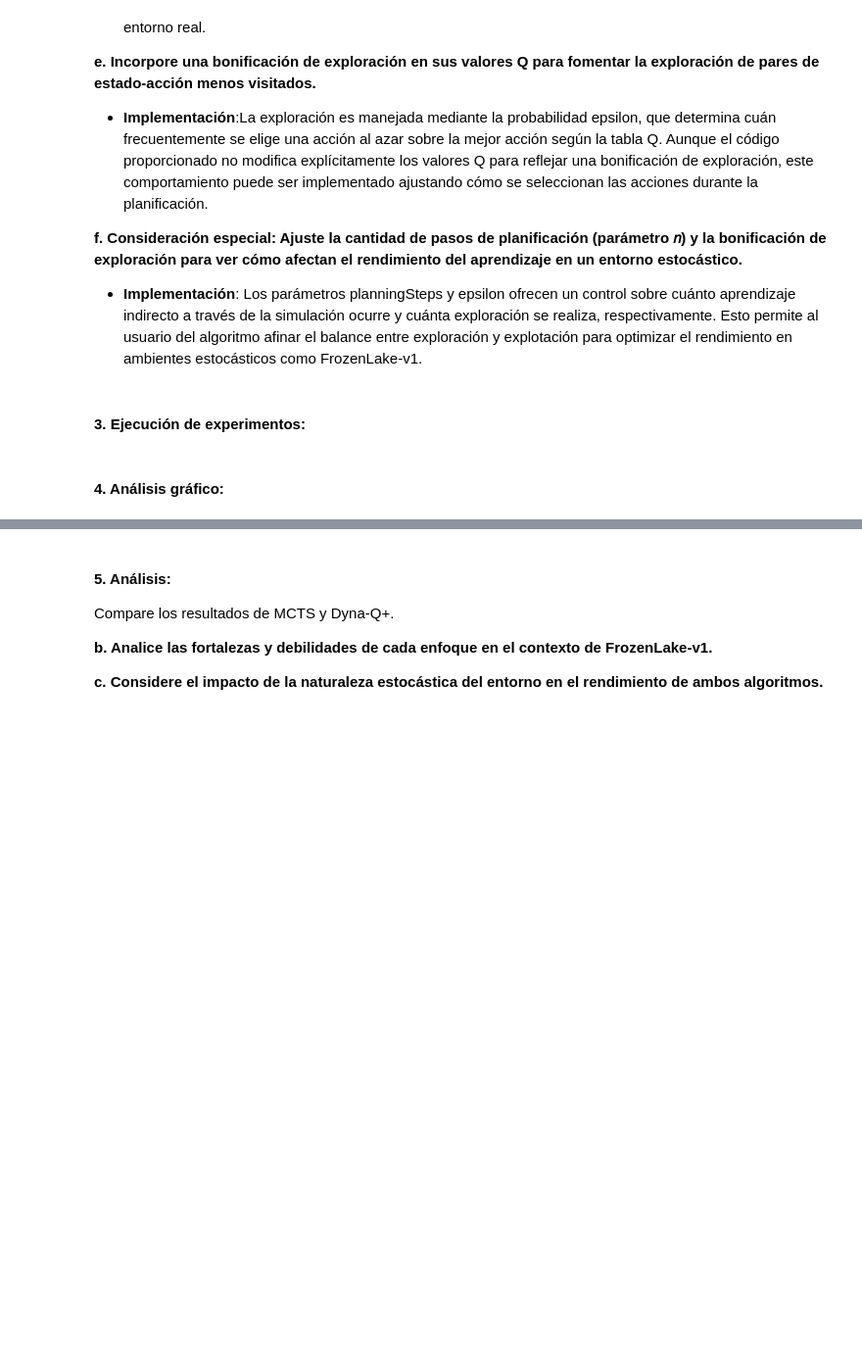
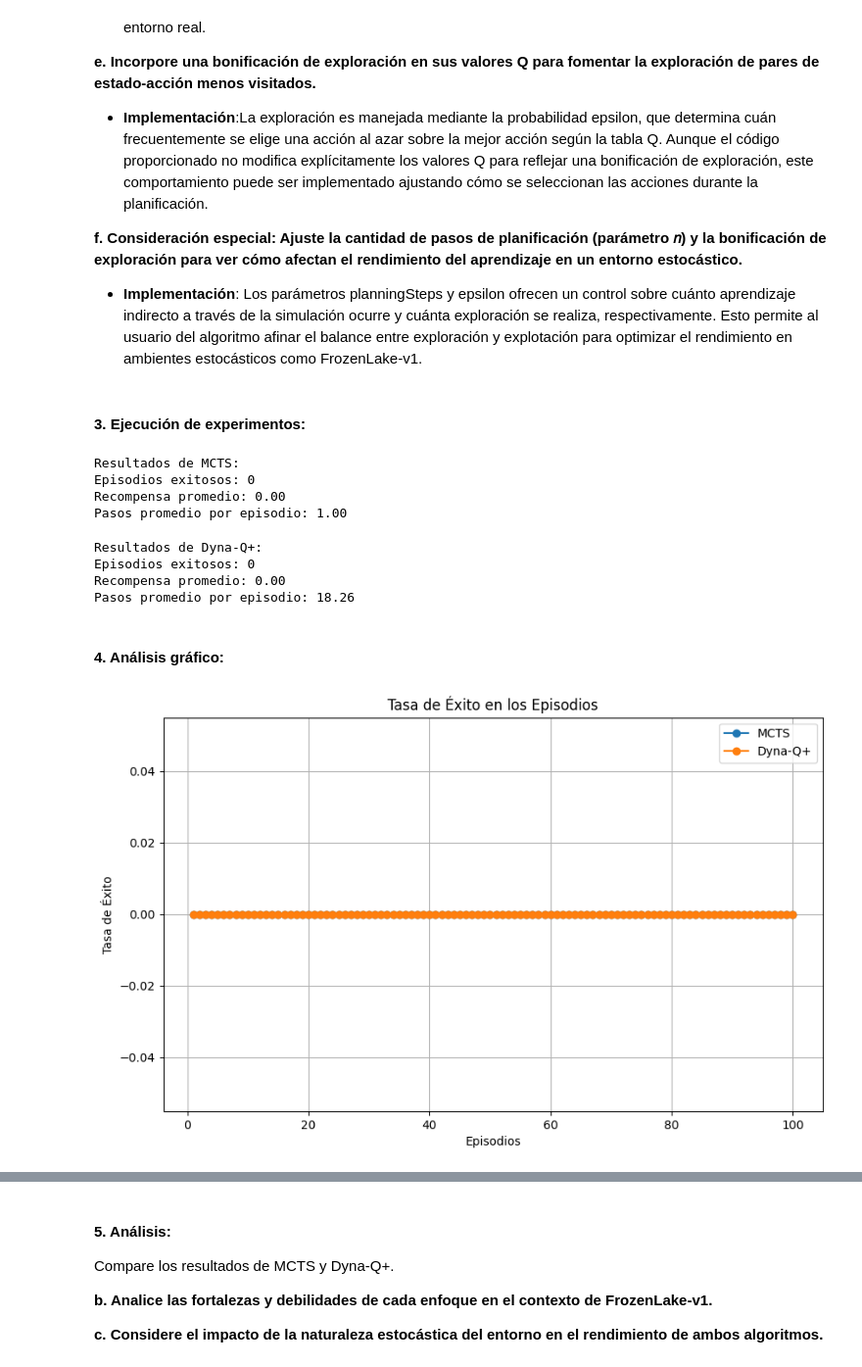
Before and after one commit to Ldsc2002/RL-Lab6, a Jupyter notebook: main.ipynb, the cells around one changed output, grey strips where cells are left out. Shown at 98% size. Cells and saved outputs as stored; diff of their text form; code cells hidden in the pictures; blank space fills up the shorter version.

```diff
--- a/main.ipynb
+++ b/main.ipynb
@@ -243,0 +278,10 @@ Promedio de recompensas: 0.0
+# %%
+print("Resultados de MCTS:")
+print(f"Episodios exitosos: {successes_mcts}")
+print(f"Recompensa promedio: {avg_rewards_mcts:.2f}")
+print(f"Pasos promedio por episodio: {sum(steps_mcts) / len(steps_mcts):.2f}")
+# %% [output]
+Resultados de MCTS:
+Episodios exitosos: 0
+Recompensa promedio: 0.00
+Pasos promedio por episodio: 1.00
@@ -244,2 +325,34 @@ Promedio de recompensas: 0.0
+# %%
+print("\nResultados de Dyna-Q+:")
+print(f"Episodios exitosos: {successes_dynaq}")
+print(f"Recompensa promedio: {avg_rewards_dynaq:.2f}")
+print(f"Pasos promedio por episodio: {sum(steps_dynaq) / len(steps_dynaq):.2f}")
+# %% [output]
+Resultados de Dyna-Q+:
+Episodios exitosos: 0
+Recompensa promedio: 0.00
+Pasos promedio por episodio: 18.26
 # %% [markdown]
 #### 4. Análisis gráfico:
+# %%
+import matplotlib.pyplot as plt
+
+# Simulación de los datos generados por MCTS y Dyna-Q+
+episodes = range(1, 101)
+
+# Resultados para MCTS
+success_rate_mcts = [sum(rewards_mcts[:i+1]) / (i + 1) for i in range(len(episodes))]
+success_rate_dynaq = [sum(rewards_dynaq[:i+1]) / (i + 1) for i in range(len(episodes))]
+# %%
+# Gráfico 1: Tasa de éxito en los episodios
+plt.figure(figsize=(10, 6))
+plt.plot(episodes, success_rate_mcts, label='MCTS', marker='o')
+plt.plot(episodes, success_rate_dynaq, label='Dyna-Q+', marker='o')
+plt.title('Tasa de Éxito en los Episodios')
+plt.xlabel('Episodios')
+plt.ylabel('Tasa de Éxito')
+plt.legend()
+plt.grid(True)
+plt.show()
+# %% [output]
+[figure, added]
```
Also changed, not shown: parts of 5 cells of this notebook.
